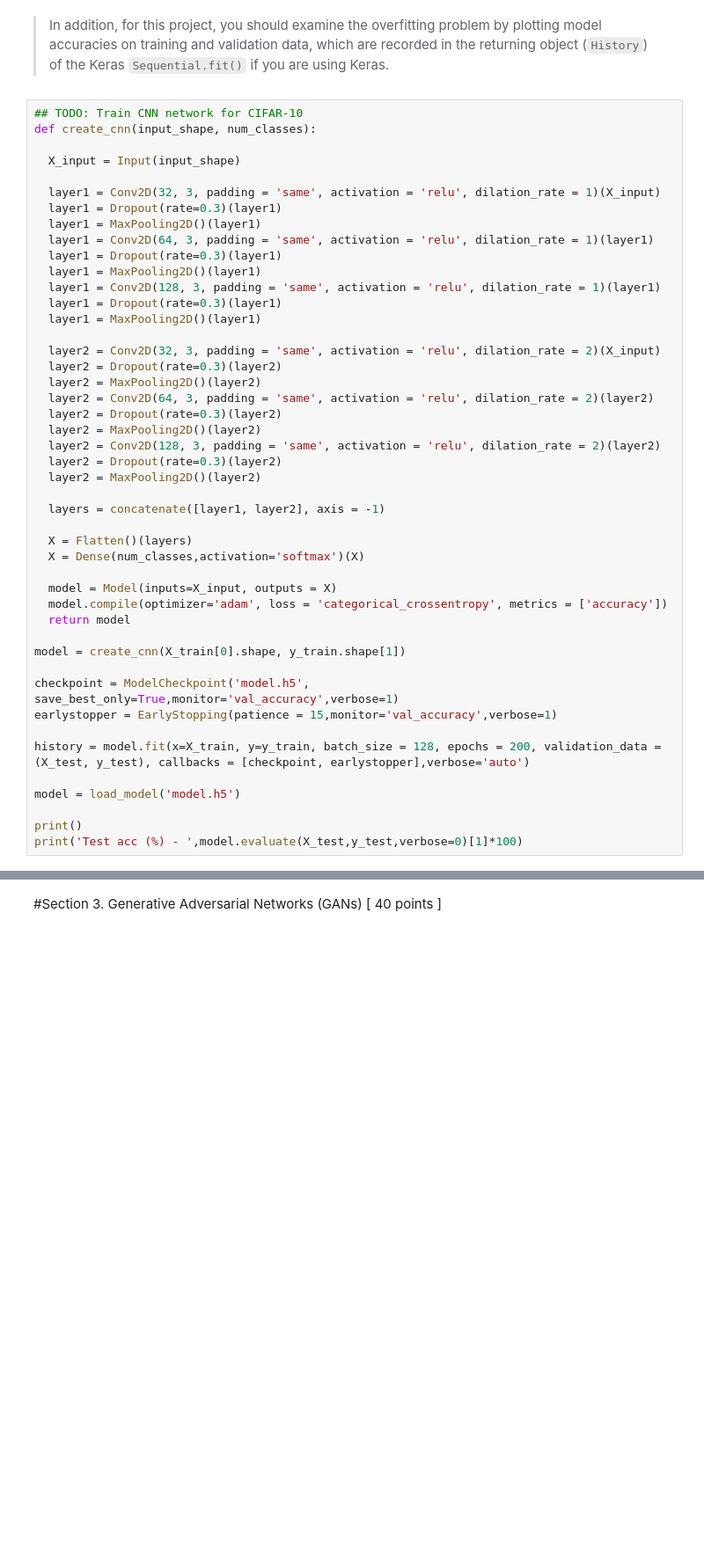
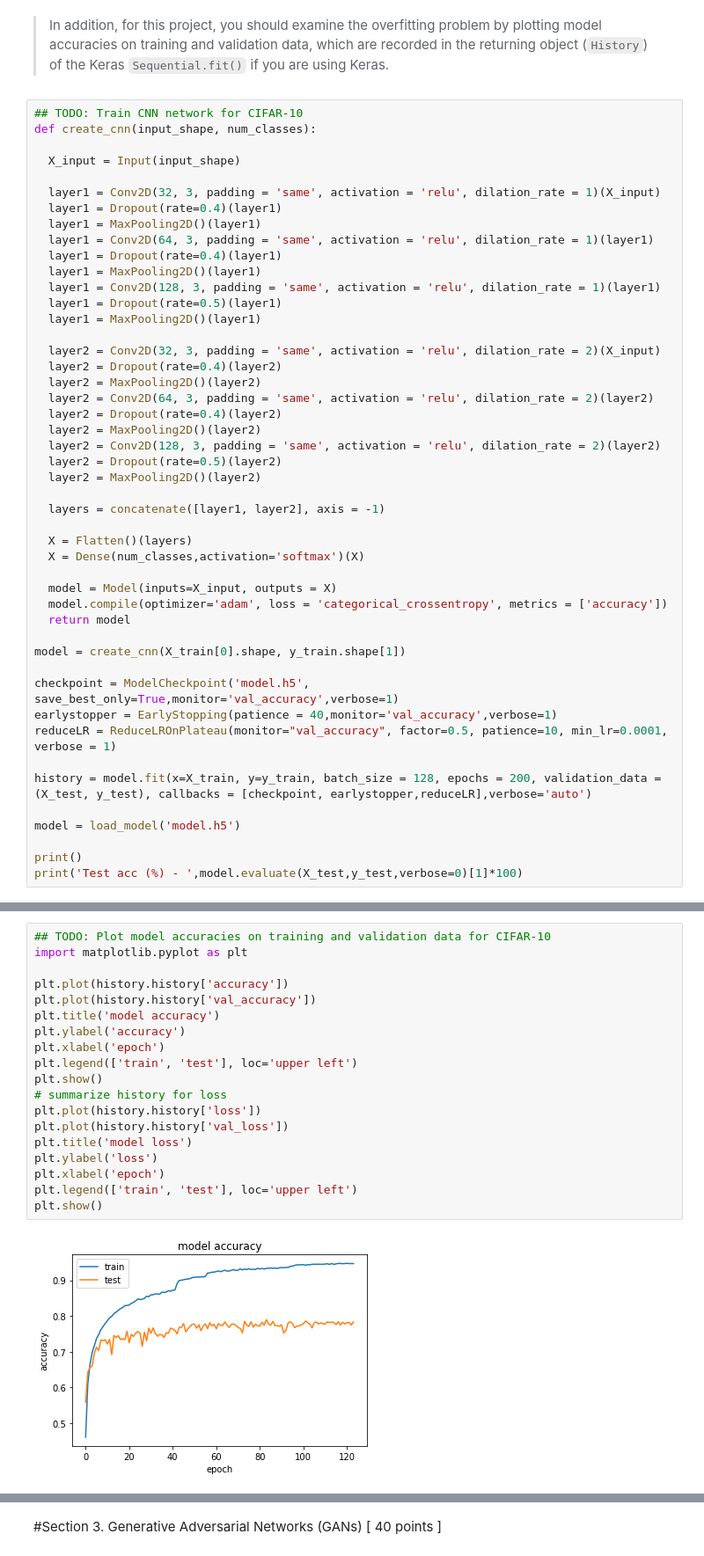
Before and after one commit to pranjal299/cv-project, a Jupyter notebook: CS_ECE_5824_HW3.ipynb, the cells around one changed output, grey strips where cells are left out. Shown at 88% size. Saved outputs shown, nothing was run; the diff lists cells and outputs as text; blank space fills up the shorter version.

```diff
--- a/CS_ECE_5824_HW3.ipynb
+++ b/CS_ECE_5824_HW3.ipynb
@@ -835,23 +832,23 @@ def create_cnn(input_shape, num_classes):
   X_input = Input(input_shape)
 
   layer1 = Conv2D(32, 3, padding = 'same', activation = 'relu', dilation_rate = 1)(X_input)
-  layer1 = Dropout(rate=0.3)(layer1)
+  layer1 = Dropout(rate=0.4)(layer1)
   layer1 = MaxPooling2D()(layer1)
   layer1 = Conv2D(64, 3, padding = 'same', activation = 'relu', dilation_rate = 1)(layer1)
-  layer1 = Dropout(rate=0.3)(layer1)
+  layer1 = Dropout(rate=0.4)(layer1)
   layer1 = MaxPooling2D()(layer1)
   layer1 = Conv2D(128, 3, padding = 'same', activation = 'relu', dilation_rate = 1)(layer1)
-  layer1 = Dropout(rate=0.3)(layer1)
+  layer1 = Dropout(rate=0.5)(layer1)
   layer1 = MaxPooling2D()(layer1)
 
   layer2 = Conv2D(32, 3, padding = 'same', activation = 'relu', dilation_rate = 2)(X_input)
-  layer2 = Dropout(rate=0.3)(layer2)
+  layer2 = Dropout(rate=0.4)(layer2)
   layer2 = MaxPooling2D()(layer2)
   layer2 = Conv2D(64, 3, padding = 'same', activation = 'relu', dilation_rate = 2)(layer2)
-  layer2 = Dropout(rate=0.3)(layer2)
+  layer2 = Dropout(rate=0.4)(layer2)
   layer2 = MaxPooling2D()(layer2)
   layer2 = Conv2D(128, 3, padding = 'same', activation = 'relu', dilation_rate = 2)(layer2)
-  layer2 = Dropout(rate=0.3)(layer2)
+  layer2 = Dropout(rate=0.5)(layer2)
   layer2 = MaxPooling2D()(layer2)
 
   layers = concatenate([layer1, layer2], axis = -1)
@@ -866,9 +863,10 @@ def create_cnn(input_shape, num_classes):
 model = create_cnn(X_train[0].shape, y_train.shape[1])
 
 checkpoint = ModelCheckpoint('model.h5', save_best_only=True,monitor='val_accuracy',verbose=1)
-earlystopper = EarlyStopping(patience = 15,monitor='val_accuracy',verbose=1)
+earlystopper = EarlyStopping(patience = 40,monitor='val_accuracy',verbose=1)
+reduceLR = ReduceLROnPlateau(monitor="val_accuracy", factor=0.5, patience=10, min_lr=0.0001, verbose = 1)
 
-history = model.fit(x=X_train, y=y_train, batch_size = 128, epochs = 200, validation_data = (X_test, y_test), callbacks = [checkpoint, earlystopper],verbose='auto')
+history = model.fit(x=X_train, y=y_train, batch_size = 128, epochs = 200, validation_data = (X_test, y_test), callbacks = [checkpoint, earlystopper,reduceLR],verbose='auto')
 
 model = load_model('model.h5')
 
@@ -900,0 +893,21 @@ Test acc (%) -  78.89000177383423
+# %%
+## TODO: Plot model accuracies on training and validation data for CIFAR-10
+import matplotlib.pyplot as plt
+
+plt.plot(history.history['accuracy'])
+plt.plot(history.history['val_accuracy'])
+plt.title('model accuracy')
+plt.ylabel('accuracy')
+plt.xlabel('epoch')
+plt.legend(['train', 'test'], loc='upper left')
+plt.show()
+# summarize history for loss
+plt.plot(history.history['loss'])
+plt.plot(history.history['val_loss'])
+plt.title('model loss')
+plt.ylabel('loss')
+plt.xlabel('epoch')
+plt.legend(['train', 'test'], loc='upper left')
+plt.show()
+# %% [output]
+[figure, added]
```
Also changed, not shown: parts of 21 cells of this notebook.
